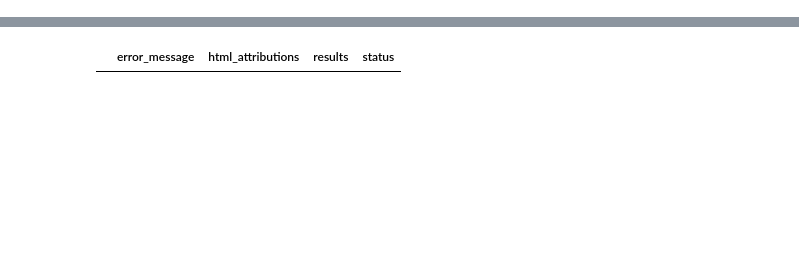
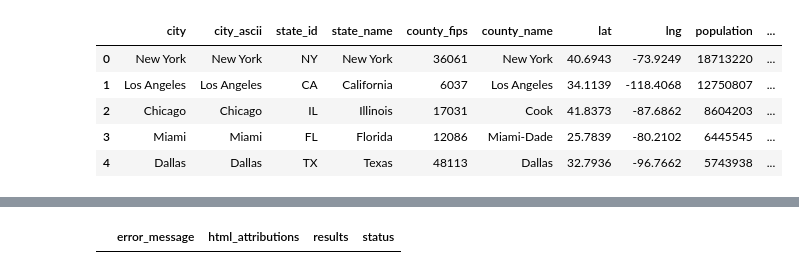
Before and after one commit to mward95/Restaurant_API, a Jupyter notebook: Matthew Ward/Yelp Test.ipynb, the cells around one changed output, grey strips where cells are left out. Saved outputs shown, nothing was run; the diff lists cells and outputs as text; code cells hidden in the pictures; blank space fills up the shorter version.

Commit message:
Added code for cities and location

```diff
--- a/Matthew Ward/Yelp Test.ipynb
+++ b/Matthew Ward/Yelp Test.ipynb
@@ -13,0 +17,14 @@ from config import gkey
+# %%
+# Import CSV and create a df for cities
+us_cities_to_load="us_cities.csv"
+
+us_cities_df=pd.read_csv(us_cities_to_load)
+
+us_cities_df.head()
+# %% [output]
+|  | city | city_ascii | state_id | state_name | county_fips | county_name | lat | lng | population | ... |
+| 0 | New York | New York | NY | New York | 36061 | New York | 40.6943 | -73.9249 | 18713220 | ... |
+| 1 | Los Angeles | Los Angeles | CA | California | 6037 | Los Angeles | 34.1139 | -118.4068 | 12750807 | ... |
+| 2 | Chicago | Chicago | IL | Illinois | 17031 | Cook | 41.8373 | -87.6862 | 8604203 | ... |
+| 3 | Miami | Miami | FL | Florida | 12086 | Miami-Dade | 25.7839 | -80.2102 | 6445545 | ... |
+| 4 | Dallas | Dallas | TX | Texas | 48113 | Dallas | 32.7936 | -96.7662 | 5743938 | ... |
```
Also changed, not shown: parts of 9 cells of this notebook, 1 other file.
